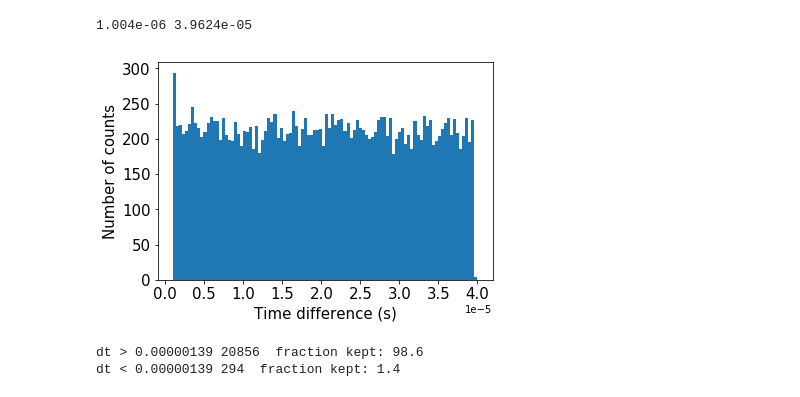
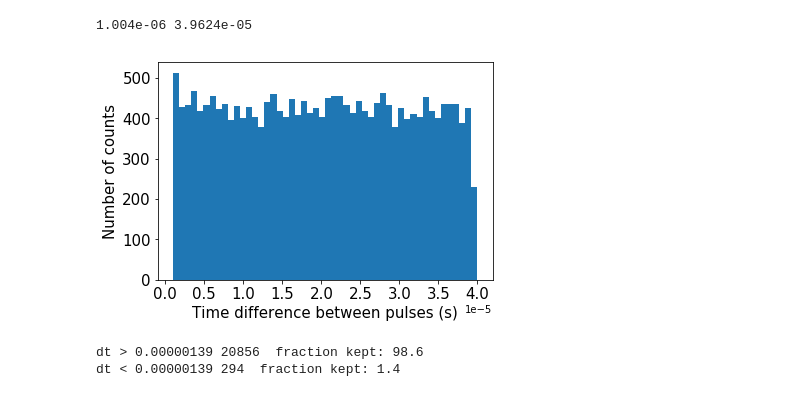
Before and after one commit to y-song/school, a Jupyter notebook: physics111b/lab 3 eff.ipynb, the cells around one changed output. Cells and saved outputs as stored; diff of their text form; code cells hidden in the pictures.

```diff
--- a/physics111b/lab 3 eff.ipynb
+++ b/physics111b/lab 3 eff.ipynb
@@ -35,14 +35,14 @@ print min(df['dt']), max(df['dt'])
 # %% [output]
 1.004e-06 3.9624e-05
 # %%
-plt.hist(df['dt'], bins=100, range=(1e-6, 4e-5))
-plt.xlabel('Time difference (s)', fontsize=15)
+plt.hist(df['dt'], bins=50, range=(1e-6, 4e-5))
+plt.xlabel('Time difference between pulses (s)', fontsize=15)
 plt.xticks(fontsize=15)
 plt.ylabel('Number of counts', fontsize=15)
 plt.yticks(fontsize=15)
 plt.ticklabel_format(axis="x", style="sci", scilimits=(0,0))
 # %% [output]
-[figure, old version]
+[figure, new version]
 # %%
 df_good = applyCut(df, 'dt > 0.00000139', 'dt > 0.00000139')
 df_bad = applyCut(df, 'dt < 0.00000139', 'dt < 0.00000139')
```
Also changed, not shown: 3 other files.
